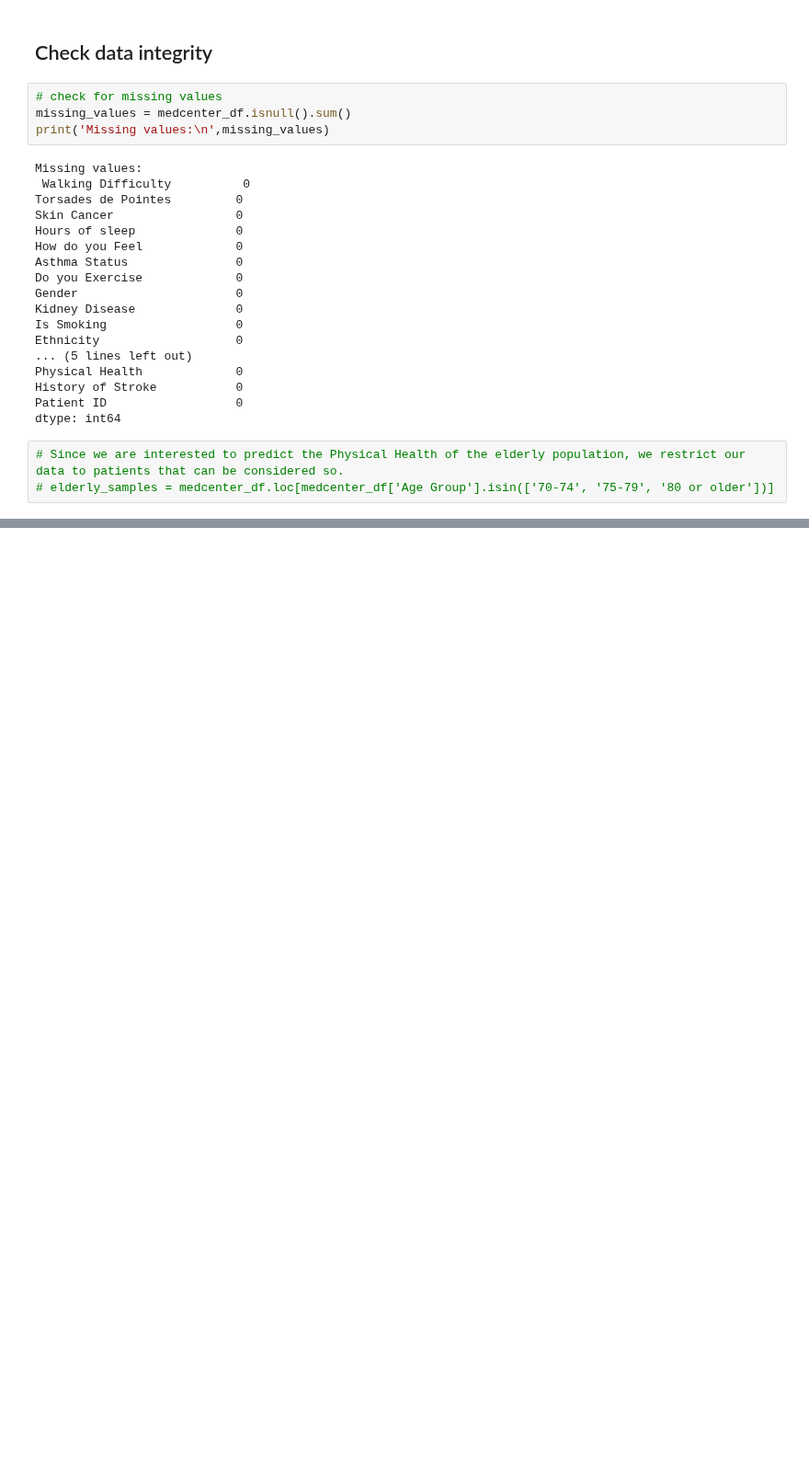
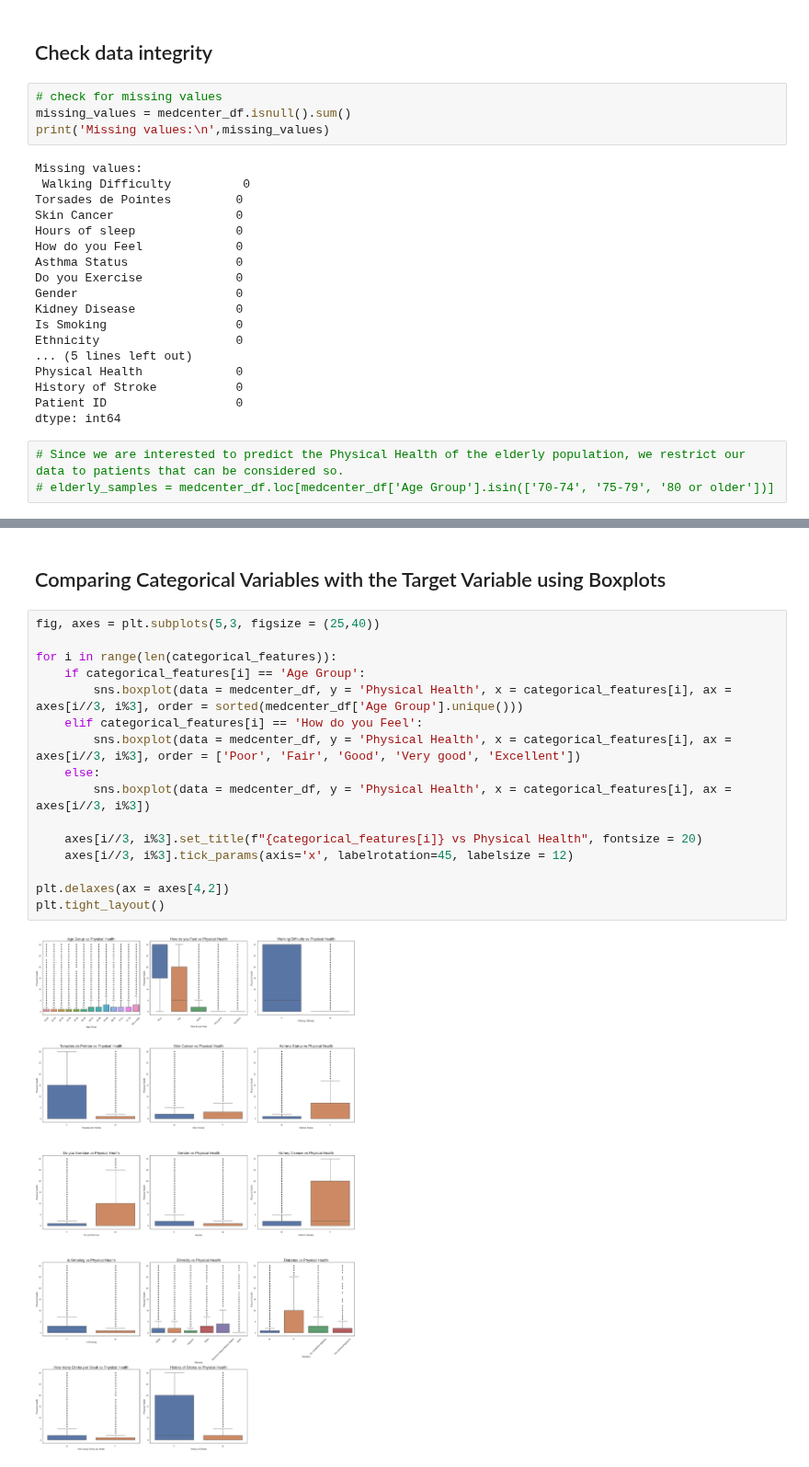
Before and after one commit to Dadd0/AI_MedCare_282401, a Jupyter notebook: main.ipynb, the cells around one changed output, grey strips where cells are left out. Shown at 92% size. Cells and saved outputs as stored; diff of their text form; blank space fills up the shorter version.

```diff
--- a/main.ipynb
+++ b/main.ipynb
@@ -246,0 +160,20 @@ plt.show()
+# %% [markdown]
+## Comparing Categorical Variables with the Target Variable using Boxplots
+# %%
+fig, axes = plt.subplots(5,3, figsize = (25,40))
+
+for i in range(len(categorical_features)):
+    if categorical_features[i] == 'Age Group':
+        sns.boxplot(data = medcenter_df, y = 'Physical Health', x = categorical_features[i], ax = axes[i//3, i%3], order = sorted(medcenter_df['Age Group'].unique()))
+    elif categorical_features[i] == 'How do you Feel':
+        sns.boxplot(data = medcenter_df, y = 'Physical Health', x = categorical_features[i], ax = axes[i//3, i%3], order = ['Poor', 'Fair', 'Good', 'Very good', 'Excellent'])
+    else:
+        sns.boxplot(data = medcenter_df, y = 'Physical Health', x = categorical_features[i], ax = axes[i//3, i%3])
+
+    axes[i//3, i%3].set_title(f"{categorical_features[i]} vs Physical Health", fontsize = 20)
+    axes[i//3, i%3].tick_params(axis='x', labelrotation=45, labelsize = 12)
+
+plt.delaxes(ax = axes[4,2])
+plt.tight_layout()
+# %% [output]
+[figure, added]
```
Also changed, not shown: parts of 28 cells of this notebook.
